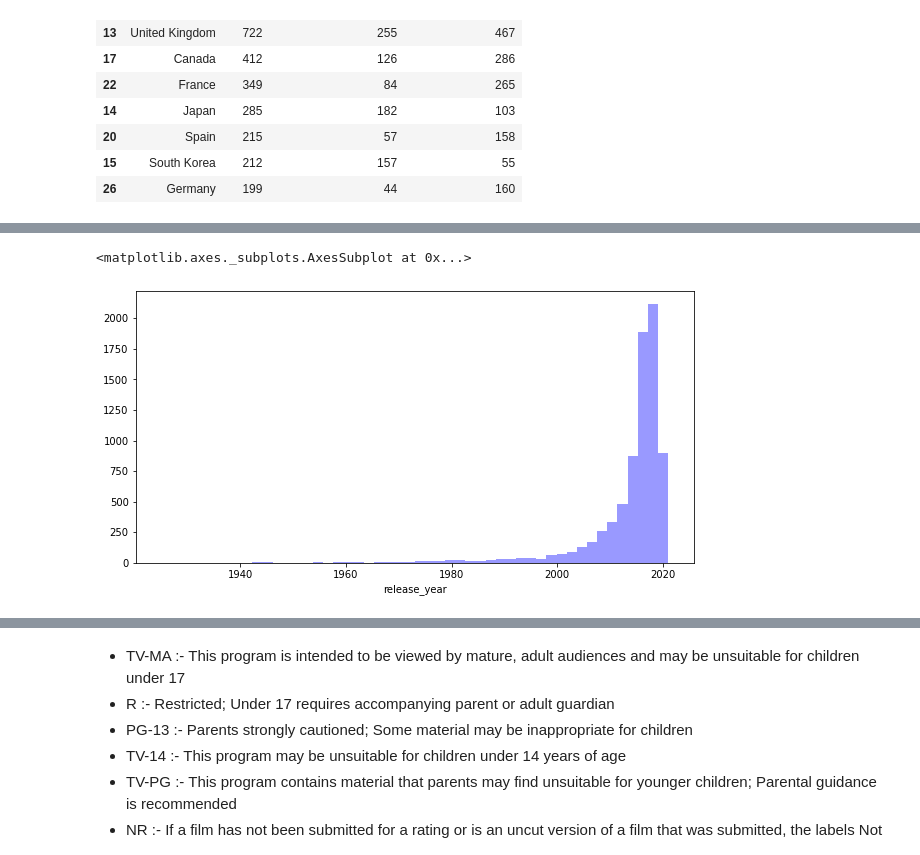
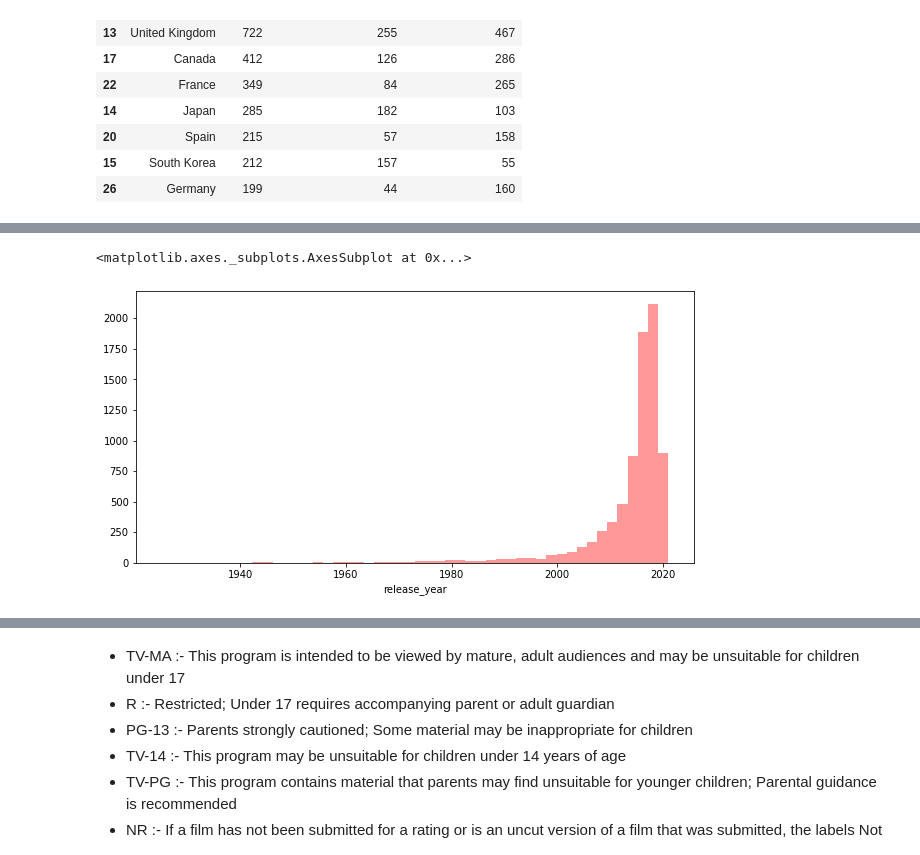
Before and after one commit to NayanaPradeep/Netflix-Movies-and-TV-Shows-Clustering, a Jupyter notebook: NETFLIX_MOVIES_AND_TV_SHOWS_CLUSTERING.ipynb, the cells around one changed output, grey strips where cells are left out. Drawn from its saved outputs; the diff is of its cells as text; code cells hidden in the pictures.

```diff
--- a/NETFLIX_MOVIES_AND_TV_SHOWS_CLUSTERING.ipynb
+++ b/NETFLIX_MOVIES_AND_TV_SHOWS_CLUSTERING.ipynb
@@ -457,9 +472,8 @@ Name: release_year, Length: 73, dtype: int64
 # %%
 #overall year of release analysis
-
 plt.figure(figsize=(10,5))
-sns.distplot(netflix_df["release_year"],kde=False, color="blue")
+sns.distplot(netflix_df["release_year"],kde=False, color="red")
 # %% [output]
 <matplotlib.axes._subplots.AxesSubplot at 0x...>
-[figure, old version]
+[figure, new version]
 # %%
```
Also changed, not shown: parts of 82 cells of this notebook.
